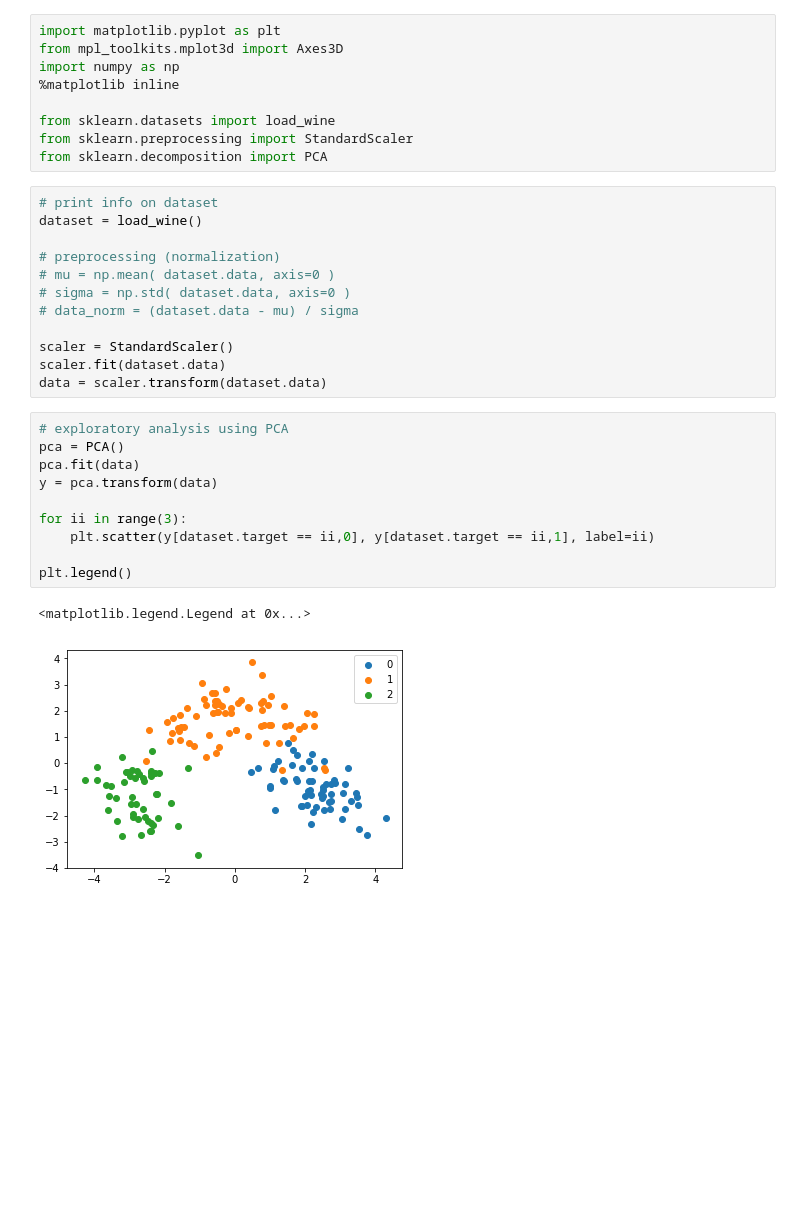
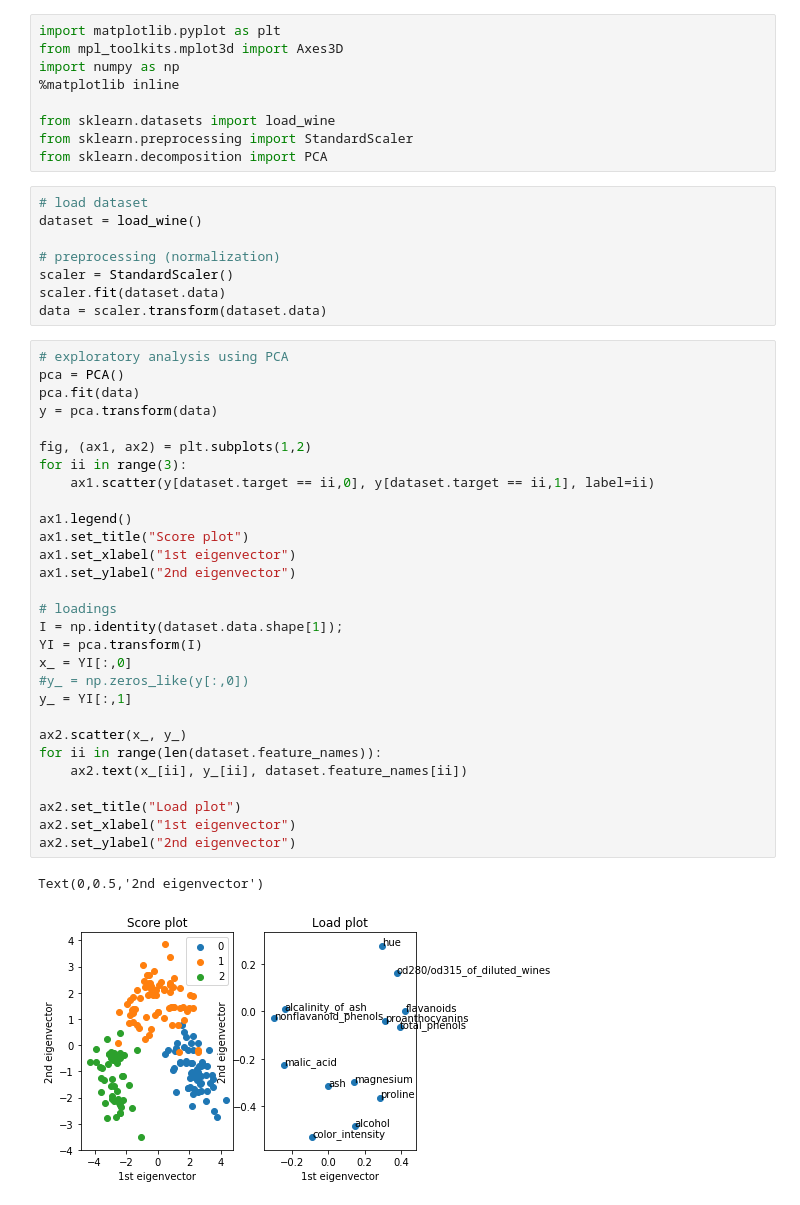
Before and after one commit to riccardo1980/DataAnalysisExamples, a Jupyter notebook: wines.ipynb, the cells around one changed output. Saved outputs shown, nothing was run; the diff lists cells and outputs as text; blank space fills up the shorter version.

```diff
--- a/wines.ipynb
+++ b/wines.ipynb
@@ -8,30 +8,45 @@ from sklearn.datasets import load_wine
 from sklearn.preprocessing import StandardScaler
 from sklearn.decomposition import PCA
 # %%
-# print info on dataset
+# load dataset
 dataset = load_wine()
 
 # preprocessing (normalization)
-# mu = np.mean( dataset.data, axis=0 )
-# sigma = np.std( dataset.data, axis=0 )
-# data_norm = (dataset.data - mu) / sigma
-
 scaler = StandardScaler()
 scaler.fit(dataset.data)
 data = scaler.transform(dataset.data)
 # %%
 # exploratory analysis using PCA
 pca = PCA()
 pca.fit(data)
 y = pca.transform(data)
 
+fig, (ax1, ax2) = plt.subplots(1,2)
 for ii in range(3):
-    plt.scatter(y[dataset.target == ii,0], y[dataset.target == ii,1], label=ii)
+    ax1.scatter(y[dataset.target == ii,0], y[dataset.target == ii,1], label=ii)
 
-plt.legend()
+ax1.legend()
+ax1.set_title("Score plot")
+ax1.set_xlabel("1st eigenvector")
+ax1.set_ylabel("2nd eigenvector")
+
+# loadings
+I = np.identity(dataset.data.shape[1]);
+YI = pca.transform(I)
+x_ = YI[:,0]
+#y_ = np.zeros_like(y[:,0])
+y_ = YI[:,1]
+
+ax2.scatter(x_, y_)
+for ii in range(len(dataset.feature_names)):
+    ax2.text(x_[ii], y_[ii], dataset.feature_names[ii])
+
+ax2.set_title("Load plot")
+ax2.set_xlabel("1st eigenvector")
+ax2.set_ylabel("2nd eigenvector")
 # %% [output]
-<matplotlib.legend.Legend at 0x...>
+Text(0,0.5,'2nd eigenvector')
-[figure, old version]
+[figure, new version]
 # %%
 # Eigenspectrum
 fig = plt.figure()
```
Also changed, not shown: parts of 1 cell of this notebook, 1 other file.
